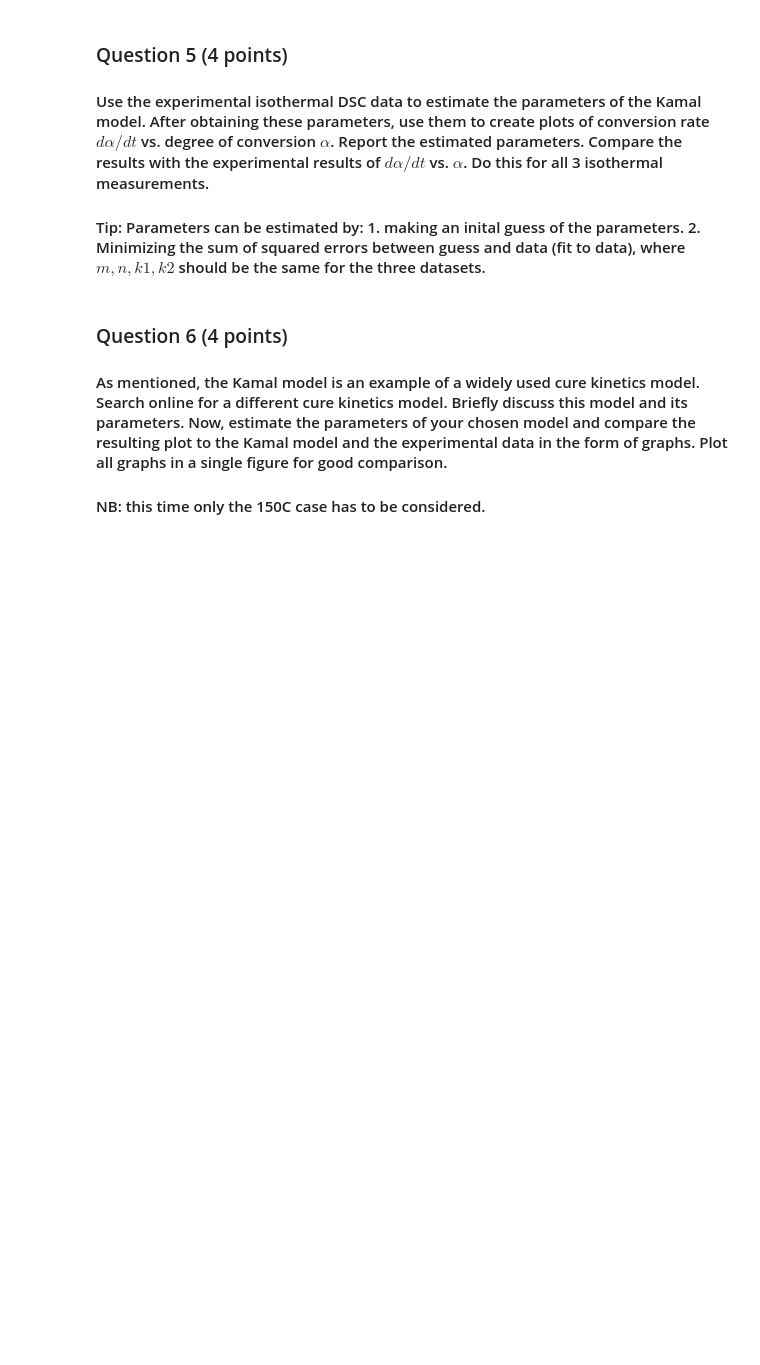
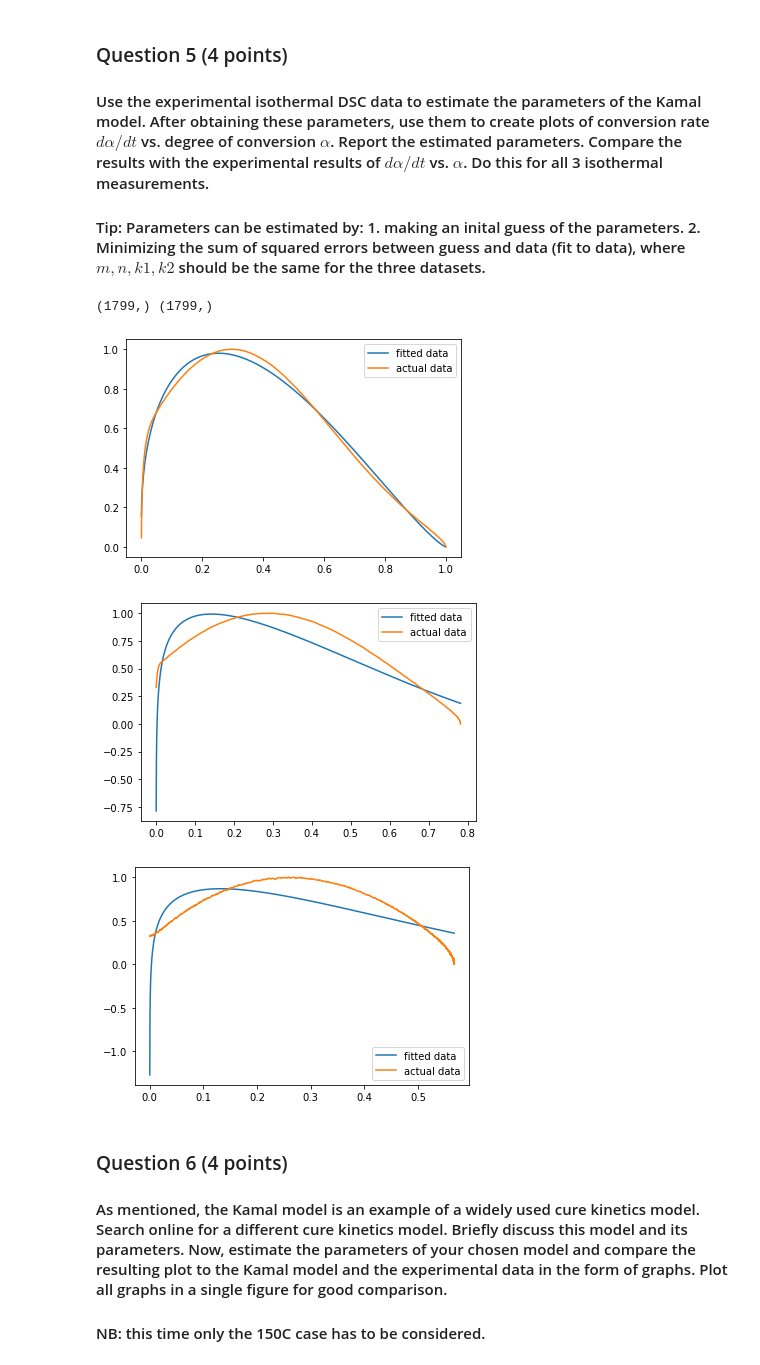
Before and after one commit to ocarpentier/PCM, a Jupyter notebook: Cure Kinetics PCM.ipynb, the cells around one changed output. Drawn from its saved outputs; the diff is of its cells as text; code cells hidden in the pictures; blank space fills up the shorter version.

```diff
--- a/Cure Kinetics PCM.ipynb
+++ b/Cure Kinetics PCM.ipynb
@@ -144,6 +144,50 @@ Answer here
 ### Question 5 (4 points)
 #### Use the experimental isothermal DSC data to estimate the parameters of the Kamal model. After obtaining these parameters, use them to create plots of conversion rate $d\alpha/dt$ vs. degree of conversion $\alpha$. Report the estimated parameters. Compare the results with the experimental results of $d\alpha/dt$ vs. $\alpha$. Do this for all 3 isothermal measurements.
 #### Tip: Parameters can be estimated by: 1. making an inital guess of the parameters. 2. Minimizing the sum of squared errors between guess and data (fit to data), where $m, n, k1, k2$ should be the same for the three datasets.
+# %%
+from scipy.optimize import curve_fit
+def kamal(x,m,n,k1,k2):
+    dadt = (k1+k2*x**m)*(1-x)**n
+    return dadt
+
+#get the data to which to find best fit
+y11_train = y11/y11.max()
+y12_train = y12/y12.max()
+y13_train = y13/y13.max()
+
+
+print(alpha11.shape,y11_train[1::].shape)
+params = curve_fit(kamal,alpha11,y11_train[1::],p0=[0.0002,0.0047,1.08,1.14],maxfev=int(10e4))[0]
+m11,n11,k1_11,k2_11 = params
+
+params = curve_fit(kamal,alpha12,y12_train[1::],p0=[0.0002,0.0047,1.08,1.14],maxfev=int(10e4))[0]
+m12,n12,k1_12,k2_12 = params
+
+params = curve_fit(kamal,alpha13,y13_train[1::],p0=[0.0002,0.0047,1.08,1.14],maxfev=int(10e4))[0]
+m13,n13,k1_13,k2_13 = params
+
+y_fit = kamal(alpha11,m11,n11,k1_11,k2_11)
+plt.plot(alpha11,y_fit,label='fitted data')
+plt.plot(alpha11,y11_train[1::],label='actual data')
+plt.legend()
+plt.show()
+
+y_fit = kamal(alpha12,m12,n12,k1_12,k2_12)
+plt.plot(alpha12,y_fit,label='fitted data')
+plt.plot(alpha12,y12_train[1::],label='actual data')
+plt.legend()
+plt.show()
+
+y_fit = kamal(alpha13,m13,n13,k1_13,k2_13)
+plt.plot(alpha13,y_fit,label='fitted data')
+plt.plot(alpha13,y13_train[1::],label='actual data')
+plt.legend()
+plt.show()
+# %% [output]
+(1799,) (1799,)
+[figure, added]
+[figure, added]
+[figure, added]
 # %% [markdown]
 ### Question 6 (4 points)
 #### As mentioned, the Kamal model is an example of a widely used cure kinetics model. Search online for a different cure kinetics model. Briefly discuss this model and its parameters. Now, estimate the parameters of your chosen model and compare the resulting plot to the Kamal model and the experimental data in the form of graphs. Plot all graphs in a single figure for good comparison.
```
